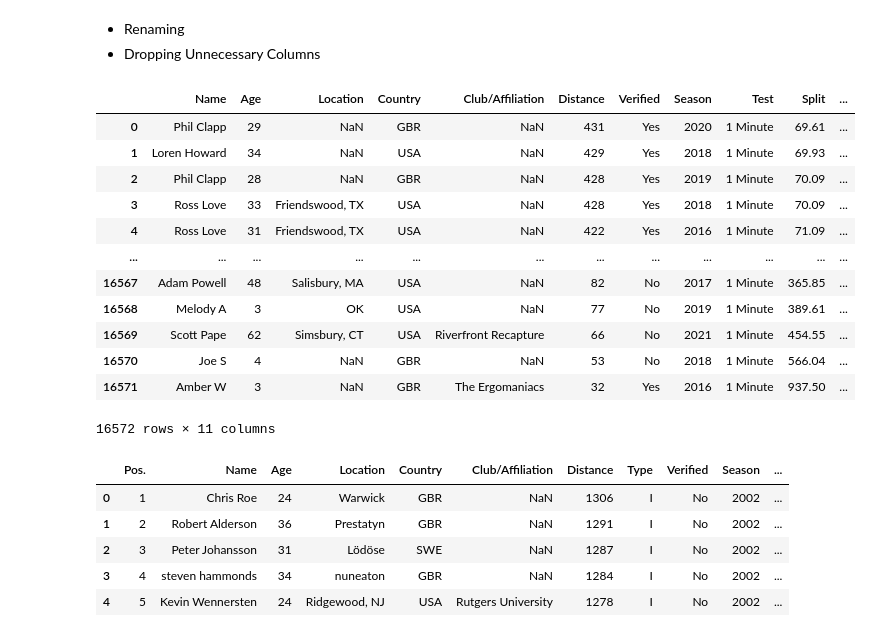
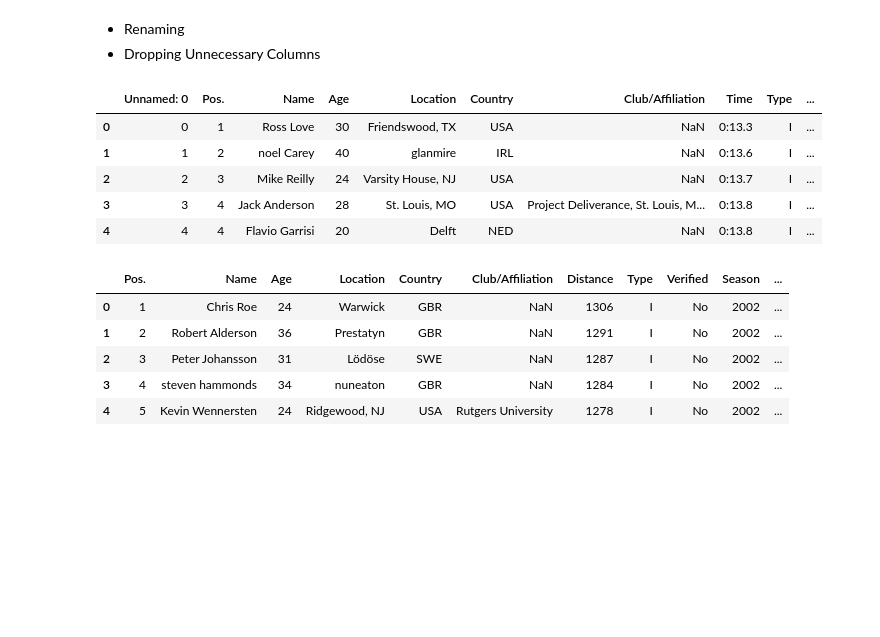
Before and after one commit to JohnShuford/FITDAT, a Jupyter notebook: Notebooks/Performance_Analysis.ipynb, the cells around one changed output. Cells and saved outputs as stored; diff of their text form; code cells hidden in the pictures; blank space fills up the shorter version.

Commit message:
creating the clean for time function

```diff
--- a/Notebooks/Performance_Analysis.ipynb
+++ b/Notebooks/Performance_Analysis.ipynb
@@ -85,19 +66,3 @@ print(split_watts_timedtest(422, 60))
 # %% [markdown]
 - Renaming
 - Dropping Unnecessary Columns
-# %%
-clean_distancetest(one)
-# %% [output]
-|  | Name | Age | Location | Country | Club/Affiliation | Distance | Verified | Season | Test | Split | ... |
-| 0 | Phil Clapp | 29 | NaN | GBR | NaN | 431 | Yes | 2020 | 1 Minute | 69.61 | ... |
-| 1 | Loren Howard | 34 | NaN | USA | NaN | 429 | Yes | 2018 | 1 Minute | 69.93 | ... |
-| 2 | Phil Clapp | 28 | NaN | GBR | NaN | 428 | Yes | 2019 | 1 Minute | 70.09 | ... |
-| 3 | Ross Love | 33 | Friendswood, TX | USA | NaN | 428 | Yes | 2018 | 1 Minute | 70.09 | ... |
-| 4 | Ross Love | 31 | Friendswood, TX | USA | NaN | 422 | Yes | 2016 | 1 Minute | 71.09 | ... |
-| ... | ... | ... | ... | ... | ... | ... | ... | ... | ... | ... | ... |
-| 16567 | Adam Powell | 48 | Salisbury, MA | USA | NaN | 82 | No | 2017 | 1 Minute | 365.85 | ... |
-| 16568 | Melody A | 3 | OK | USA | NaN | 77 | No | 2019 | 1 Minute | 389.61 | ... |
-| 16569 | Scott Pape | 62 | Simsbury, CT | USA | Riverfront Recapture | 66 | No | 2021 | 1 Minute | 454.55 | ... |
-| 16570 | Joe S | 4 | NaN | GBR | NaN | 53 | No | 2018 | 1 Minute | 566.04 | ... |
-| 16571 | Amber W | 3 | NaN | GBR | The Ergomaniacs | 32 | Yes | 2016 | 1 Minute | 937.50 | ... |
-16572 rows × 11 columns
@@ -104,3 +71,19 @@ clean_distancetest(one)
+# %%
+#adding the test column to the dataframe and dropping the unneeded column
+onehun_df['Test'] = "100m"
+onehun_df['Seconds'] = onehun_df['Time'].apply(mintosec)
+onehun_df['Split'] = onehun_df['Seconds'].apply(lambda x: round(500*(x/100), 2))
+onehun_df['Watts'] = onehun_df['Split'].apply(lambda x: round(2.8/(x/500)**3,2))
+onemin_df.sort_values(by = ['Distance'], ascending=False)
+onehun_df = onehun_df.drop(columns=['Unnamed: 0', 'Pos.', 'Type'])
+onehun_df.head()
+# %% [output]
+|  | Unnamed: 0 | Pos. | Name | Age | Location | Country | Club/Affiliation | Time | Type | ... |
+| 0 | 0 | 1 | Ross Love | 30 | Friendswood, TX | USA | NaN | 0:13.3 | I | ... |
+| 1 | 1 | 2 | noel Carey | 40 | glanmire | IRL | NaN | 0:13.6 | I | ... |
+| 2 | 2 | 3 | Mike Reilly | 24 | Varsity House, NJ | USA | NaN | 0:13.7 | I | ... |
+| 3 | 3 | 4 | Jack Anderson | 28 | St. Louis, MO | USA | Project Deliverance, St. Louis, M... | 0:13.8 | I | ... |
+| 4 | 4 | 4 | Flavio Garrisi | 20 | Delft | NED | NaN | 0:13.8 | I | ... |
 # %%
 #adding the test column to the dataframe and dropping the unneeded column
 fourmin_df['Test'] = "4 Minute"
```
Also changed, not shown: parts of 6 cells of this notebook.
